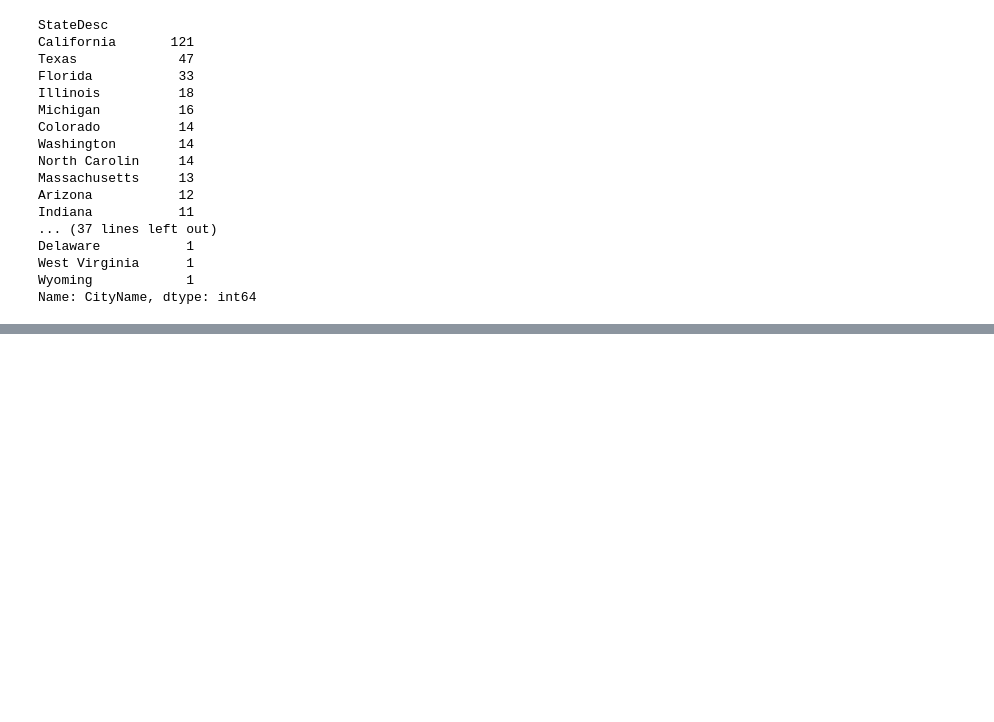
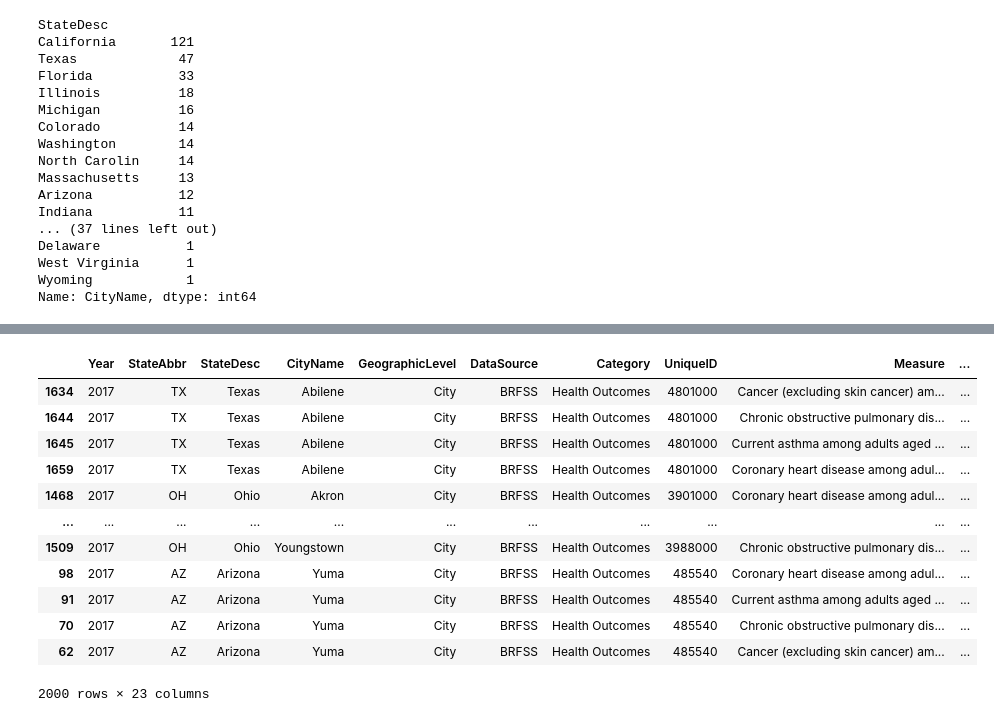
Before and after one commit to paulettepetracco/air-pollution-project-nw, a Jupyter notebook: notebooks/500-Cities.ipynb, the cells around one changed output, grey strips where cells are left out. Cells and saved outputs as stored; diff of their text form; code cells hidden in the pictures; blank space fills up the shorter version.

```diff
--- a/notebooks/500-Cities.ipynb
+++ b/notebooks/500-Cities.ipynb
@@ -131,0 +206,17 @@ california_cities
+# %%
+clean_city_health = clean_city_health.sort_values(by='CityName')
+clean_city_health
+# %% [output]
+|  | Year | StateAbbr | StateDesc | CityName | GeographicLevel | DataSource | Category | UniqueID | Measure | ... |
+| 1634 | 2017 | TX | Texas | Abilene | City | BRFSS | Health Outcomes | 4801000 | Cancer (excluding skin cancer) am... | ... |
+| 1644 | 2017 | TX | Texas | Abilene | City | BRFSS | Health Outcomes | 4801000 | Chronic obstructive pulmonary dis... | ... |
+| 1645 | 2017 | TX | Texas | Abilene | City | BRFSS | Health Outcomes | 4801000 | Current asthma among adults aged ... | ... |
+| 1659 | 2017 | TX | Texas | Abilene | City | BRFSS | Health Outcomes | 4801000 | Coronary heart disease among adul... | ... |
+| 1468 | 2017 | OH | Ohio | Akron | City | BRFSS | Health Outcomes | 3901000 | Coronary heart disease among adul... | ... |
+| ... | ... | ... | ... | ... | ... | ... | ... | ... | ... | ... |
+| 1509 | 2017 | OH | Ohio | Youngstown | City | BRFSS | Health Outcomes | 3988000 | Chronic obstructive pulmonary dis... | ... |
+| 98 | 2017 | AZ | Arizona | Yuma | City | BRFSS | Health Outcomes | 485540 | Coronary heart disease among adul... | ... |
+| 91 | 2017 | AZ | Arizona | Yuma | City | BRFSS | Health Outcomes | 485540 | Current asthma among adults aged ... | ... |
+| 70 | 2017 | AZ | Arizona | Yuma | City | BRFSS | Health Outcomes | 485540 | Chronic obstructive pulmonary dis... | ... |
+| 62 | 2017 | AZ | Arizona | Yuma | City | BRFSS | Health Outcomes | 485540 | Cancer (excluding skin cancer) am... | ... |
+2000 rows × 23 columns
```
Also changed, not shown: parts of 24 cells of this notebook, 4 other files.
